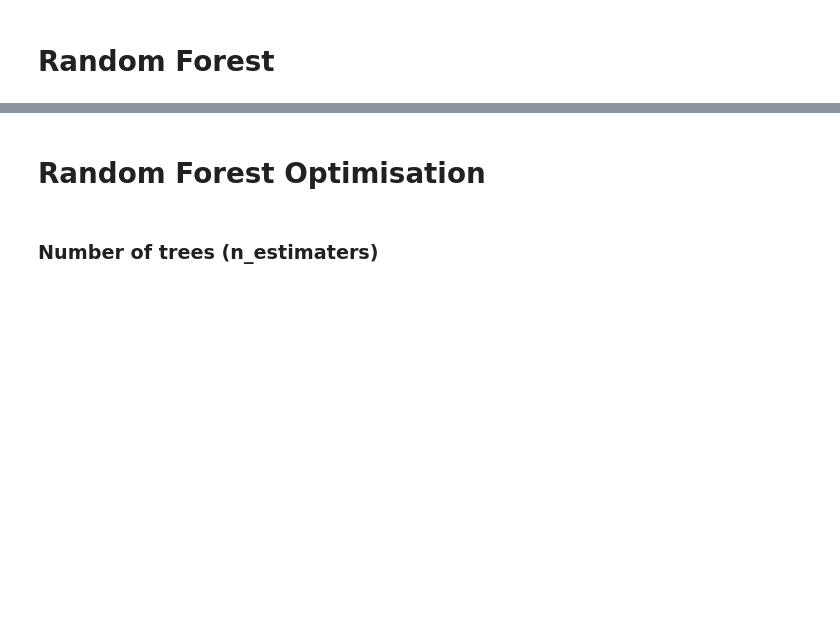
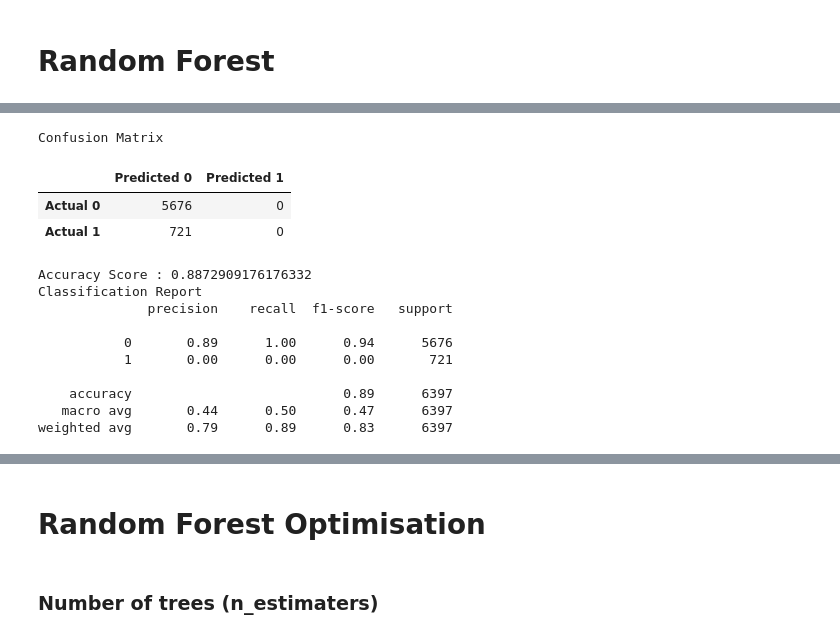
Before and after one commit to KavishNaran/Loan-risk---machine-learning, a Jupyter notebook: Jupyter Notebooks/Random Forest Model.ipynb, the cells around one changed output, grey strips where cells are left out. Drawn from its saved outputs; the diff is of its cells as text; code cells hidden in the pictures; blank space fills up the shorter version.

```diff
--- a/Jupyter Notebooks/Random Forest Model.ipynb
+++ b/Jupyter Notebooks/Random Forest Model.ipynb
@@ -112,3 +107,25 @@ weighted avg       0.79      0.89      0.84     65072
+# %%
+# Displaying results
+print("Confusion Matrix")
+display(cm_df)
+print(f"Accuracy Score : {acc_score}")
+print("Classification Report")
+print(classification_report(y_test, predictions))
+# %% [output]
+Confusion Matrix
+|  | Predicted 0 | Predicted 1 |
+| Actual 0 | 5676 | 0 |
+| Actual 1 | 721 | 0 |
+Accuracy Score : 0.8872909176176332
+Classification Report
+              precision    recall  f1-score   support
+
+           0       0.89      1.00      0.94      5676
+           1       0.00      0.00      0.00       721
+
+    accuracy                           0.89      6397
+   macro avg       0.44      0.50      0.47      6397
+weighted avg       0.79      0.89      0.83      6397
 # %%
 # Random Forests in sklearn will automatically calculate feature importance
 importances = rf_model.feature_importances_
```
Also changed, not shown: parts of 5 cells of this notebook.
